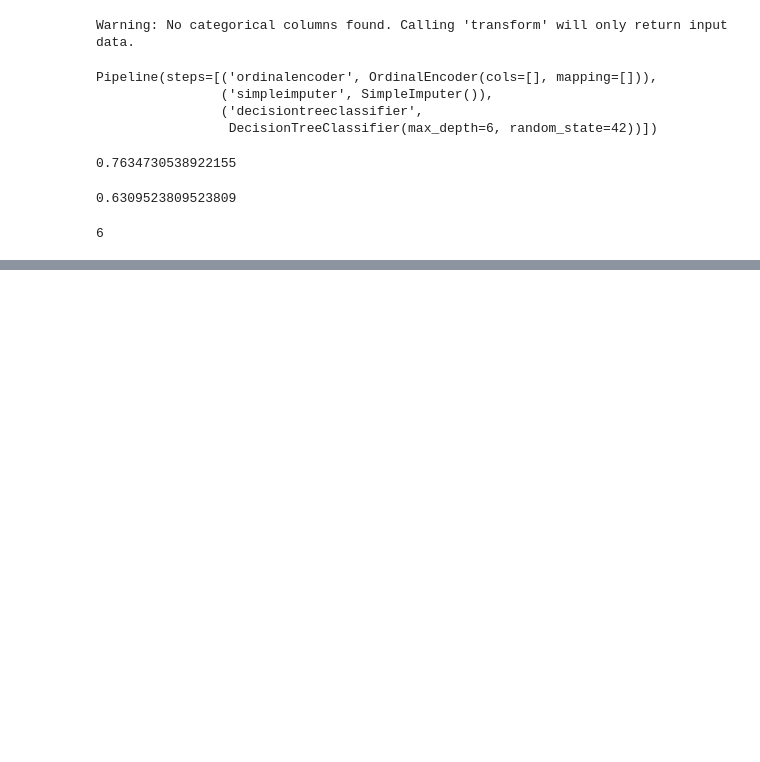
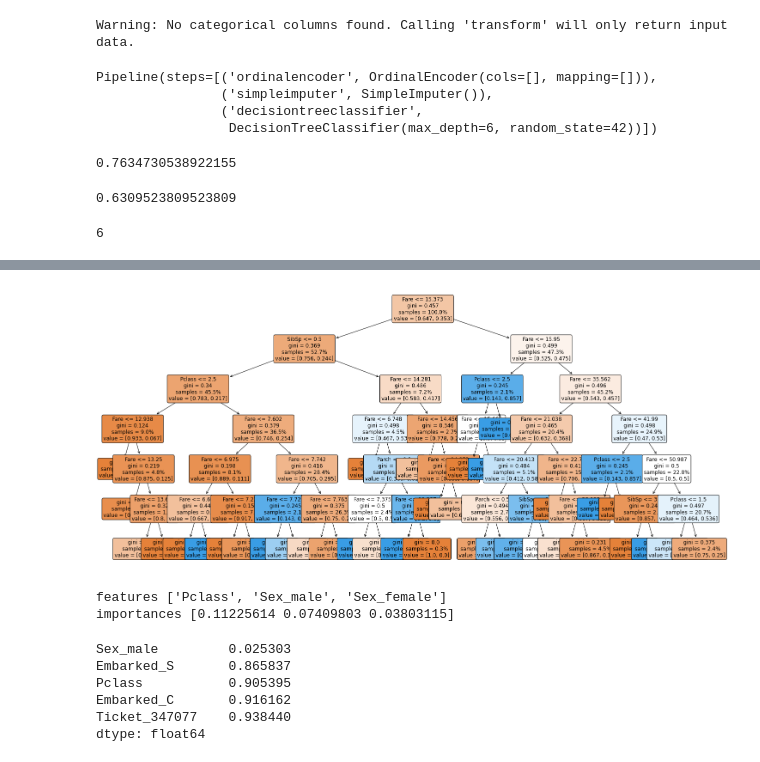
Before and after one commit to Ubaid-Ur-RehmanJ/kaggle-projects, a Jupyter notebook: titanic-classification.ipynb, the cells around one changed output, grey strips where cells are left out. Saved outputs shown, nothing was run; the diff lists cells and outputs as text; code cells hidden in the pictures; blank space fills up the shorter version.

```diff
--- a/titanic-classification.ipynb
+++ b/titanic-classification.ipynb
@@ -422,0 +470,24 @@ print(tree_depth1)
+# %%
+fig, ax = plt.subplots(figsize=(25,12))
+
+plot_tree(
+    decision_tree = model_dtc1.named_steps["decisiontreeclassifier"],
+    feature_names = X_train1.columns,
+    filled = True,
+    rounded = True,
+    proportion = True,
+    max_depth = 6,
+    fontsize=12,
+    ax=ax
+
+);
+# %% [output]
+[figure, added]
+# %%
+feautures = X_train1.columns
+importances = model_dtc1.named_steps["decisiontreeclassifier"].feature_importances_
+print("features", features[:3])
+print("importances", importances[:3])
+# %% [output]
+features ['Pclass', 'Sex_male', 'Sex_female']
+importances [0.11225614 0.07409803 0.03803115]
@@ -422,0 +496,9 @@ print(tree_depth1)
+# %%
+feat_imp.head()
+# %% [output]
+Sex_male         0.025303
+Embarked_S       0.865837
+Pclass           0.905395
+Embarked_C       0.916162
+Ticket_347077    0.938440
+dtype: float64
```
Also changed, not shown: parts of 7 cells of this notebook.
